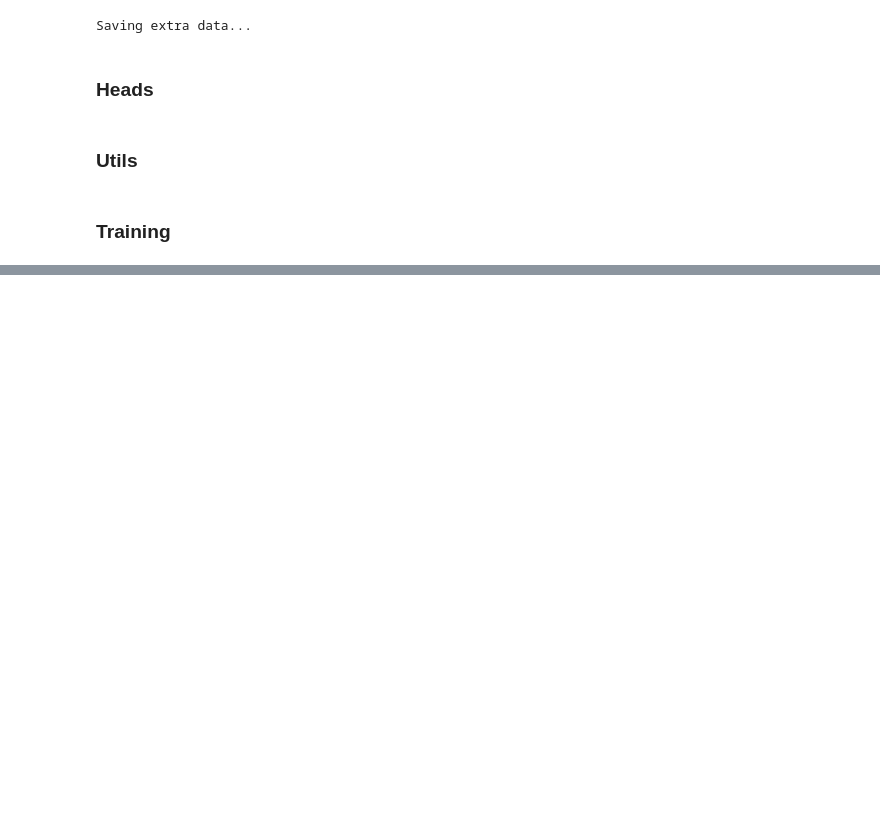
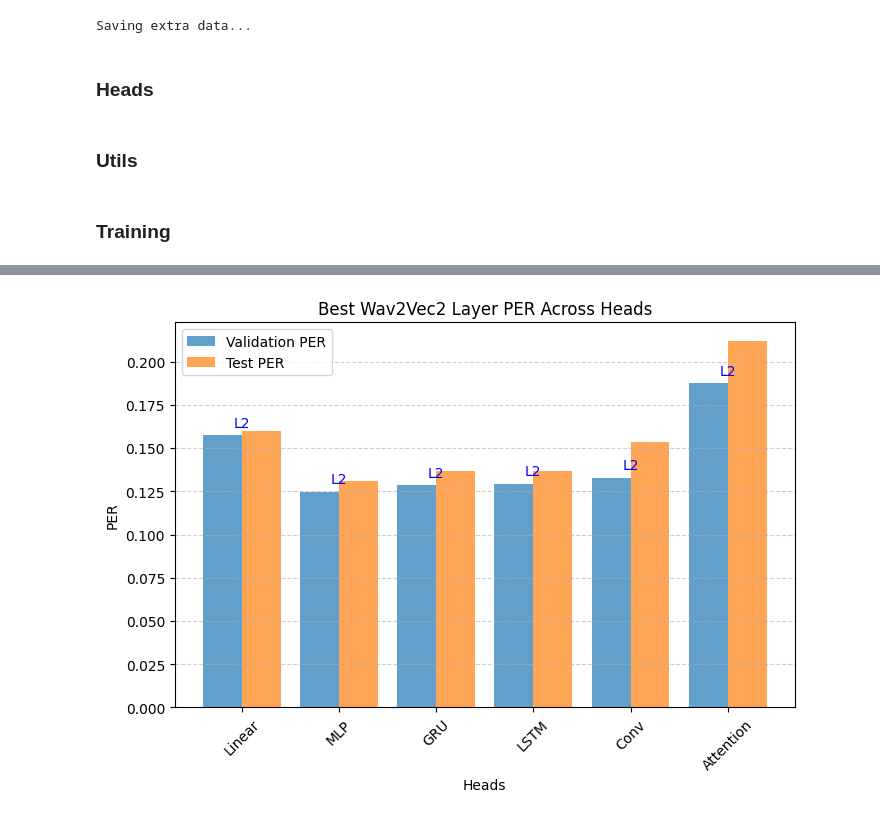
Before and after one commit to PelArtur/phoneme_recognition, a Jupyter notebook: Phoneme_Recongnition_Wav2Vec2.ipynb, the cells around one changed output, grey strips where cells are left out. Drawn from its saved outputs; the diff is of its cells as text; code cells hidden in the pictures; blank space fills up the shorter version.

```diff
--- a/Phoneme_Recongnition_Wav2Vec2.ipynb
+++ b/Phoneme_Recongnition_Wav2Vec2.ipynb
@@ -514,13 +569,16 @@ input_dim = 768
 batch_size = 1
 ctc_blank = len(vocab_dict)
 
-model = LinearHead(input_dim=input_dim,
-                   output_dim=classes).to(DEVICE)
+model = MLPHead(input_dim=input_dim,
+                hidden_dim=512,
+                dropout_prob=0.5,
+                output_dim=classes).to(DEVICE)
+
 optimizer = torch.optim.Adam(model.parameters(), lr=1e-4)
 ctc_loss = nn.CTCLoss(blank=ctc_blank)
-train_loader = DataLoader(train_dataset, collate_fn=data_collator, batch_size=batch_size, shuffle=True)
-val_loader   = DataLoader(val_dataset, collate_fn=data_collator, batch_size=1)
-test_loader  = DataLoader(test_dataset, collate_fn=data_collator, batch_size=1)
+train_loader = DataLoader(train_dataset_sc, collate_fn=data_collator, batch_size=batch_size, shuffle=True)
+val_loader   = DataLoader(val_dataset_sc, collate_fn=data_collator, batch_size=1)
+test_loader  = DataLoader(test_dataset_sc, collate_fn=data_collator, batch_size=1)
 # %%
 train_loss, best_val_per = train_model(model=model,
                                        train_loader=train_loader,
@@ -570,0 +803,4 @@ dh ih s h# p r sh er s p dx ih h# k ih n f aa er m v f ah er p er s p h# ih v b
+# %%
+plot_best_layers_hist(np.array(val_PER_per_layer), np.array(test_PER_per_layer), models=model_name, ssl_model="Wav2Vec2")
+# %% [output]
+[figure, added]
```
Also changed, not shown: parts of 15 cells of this notebook, 6 other files.
